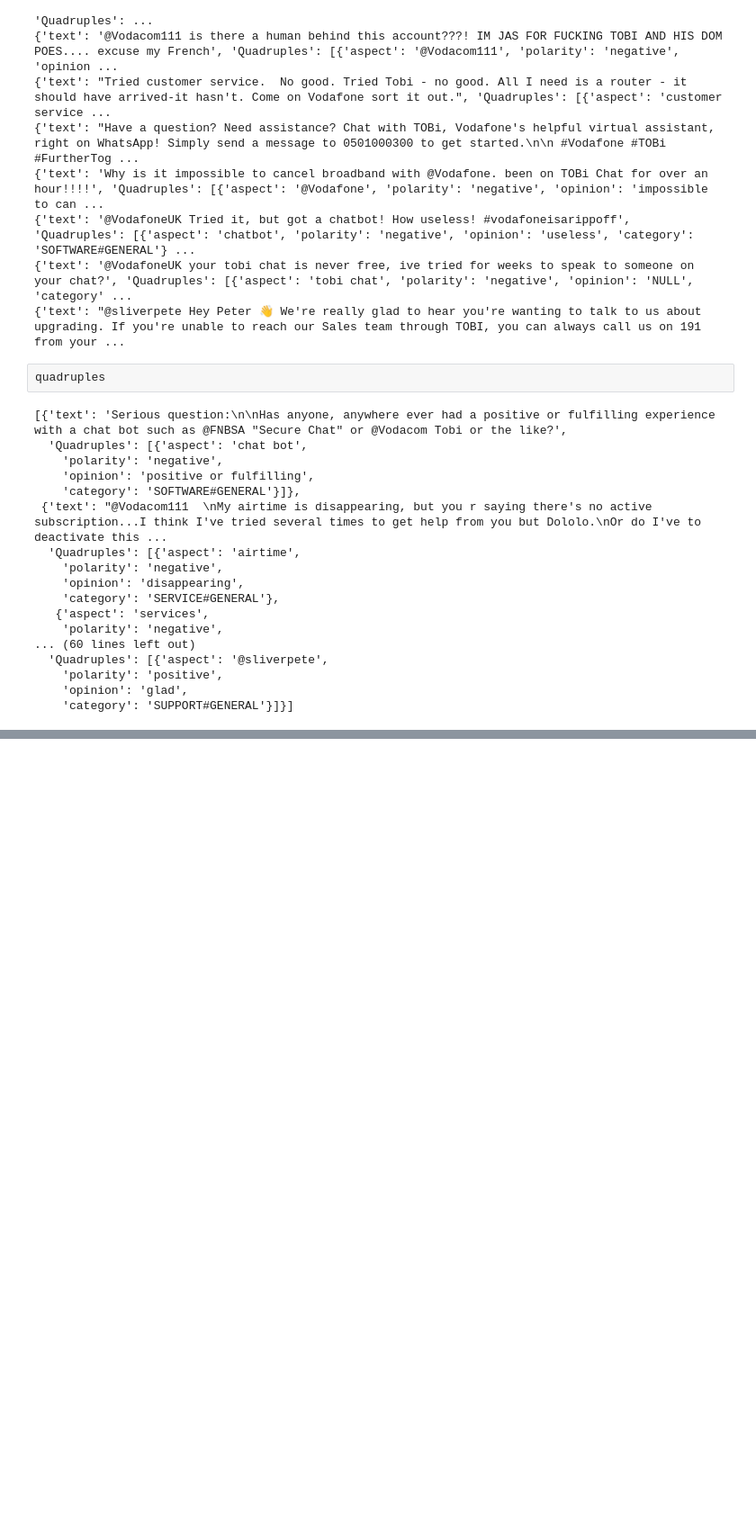
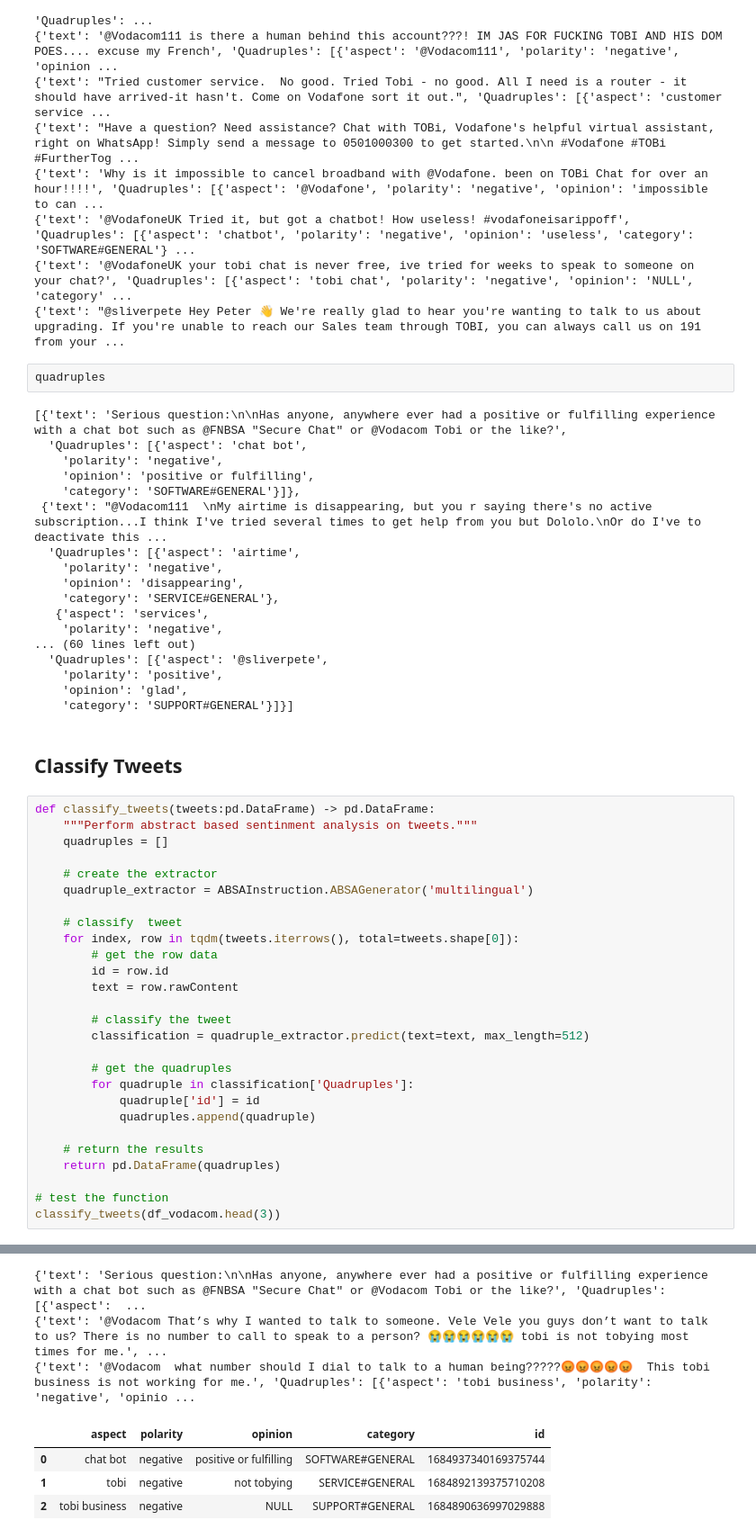
Before and after one commit to JohnnyFoulds/dsm050-2023-apr, a Jupyter notebook: notebooks/02_twitter/02-04_sentiment_analysis.ipynb, the cells around one changed output, grey strips where cells are left out. Shown: that part at 90% size. Drawn from its saved outputs; the diff is of its cells as text; blank space fills up the shorter version.

Commit message:
Performed aspect based sentiment analysis on tweets

```diff
--- a/notebooks/02_twitter/02-04_sentiment_analysis.ipynb
+++ b/notebooks/02_twitter/02-04_sentiment_analysis.ipynb
@@ -117,3 +110,33 @@ quadruples
     'polarity': 'positive',
     'opinion': 'glad',
     'category': 'SUPPORT#GENERAL'}]}]
+# %% [markdown]
+## Classify Tweets
+# %%
+def classify_tweets(tweets:pd.DataFrame) -> pd.DataFrame:
+    """Perform abstract based sentinment analysis on tweets."""
+    quadruples = []
+
+    # create the extractor
+    quadruple_extractor = ABSAInstruction.ABSAGenerator('multilingual')
+
+    # classify  tweet
+    for index, row in tqdm(tweets.iterrows(), total=tweets.shape[0]):
+        # get the row data
+        id = row.id
+        text = row.rawContent
+
+        # classify the tweet
+        classification = quadruple_extractor.predict(text=text, max_length=512)
+
+        # get the quadruples
+        for quadruple in classification['Quadruples']:
+            quadruple['id'] = id
+            quadruples.append(quadruple)
+
+    # return the results
+    return pd.DataFrame(quadruples)
+
+# test the function
+classify_tweets(df_vodacom.head(3))
+# %% [output]
@@ -119,0 +146,7 @@ quadruples
+{'text': 'Serious question:\n\nHas anyone, anywhere ever had a positive or fulfilling experience with a chat bot such as @FNBSA "Secure Chat" or @Vodacom Tobi or the like?', 'Quadruples': [{'aspect':  ...
+{'text': '@Vodacom That’s why I wanted to talk to someone. Vele Vele you guys don’t want to talk to us? There is no number to call to speak to a person? 😭😭😭😭😭😭 tobi is not tobying most times for me.', ...
+{'text': '@Vodacom  what number should I dial to talk to a human being?????😡😡😡😡😡  This tobi business is not working for me.', 'Quadruples': [{'aspect': 'tobi business', 'polarity': 'negative', 'opinio ...
+|  | aspect | polarity | opinion | category | id |
+| 0 | chat bot | negative | positive or fulfilling | SOFTWARE#GENERAL | 1684937340169375744 |
+| 1 | tobi | negative | not tobying | SERVICE#GENERAL | 1684892139375710208 |
+| 2 | tobi business | negative | NULL | SUPPORT#GENERAL | 1684890636997029888 |
```
Also changed, not shown: parts of 8 cells of this notebook, 2 other files.
